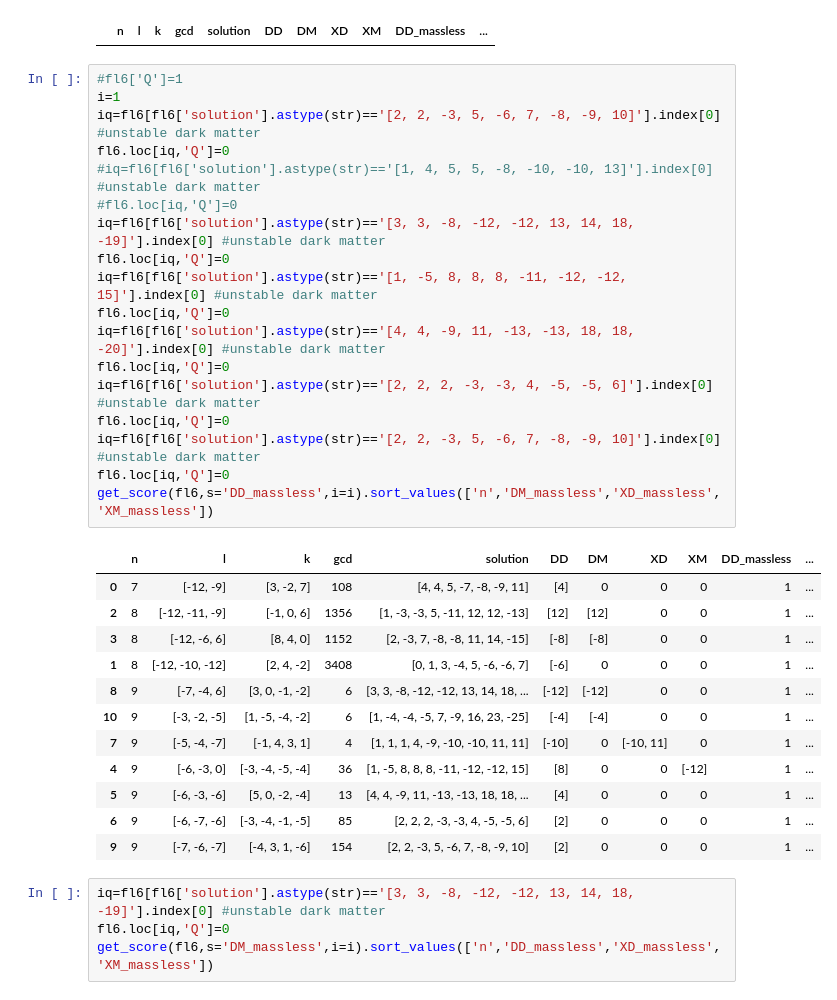
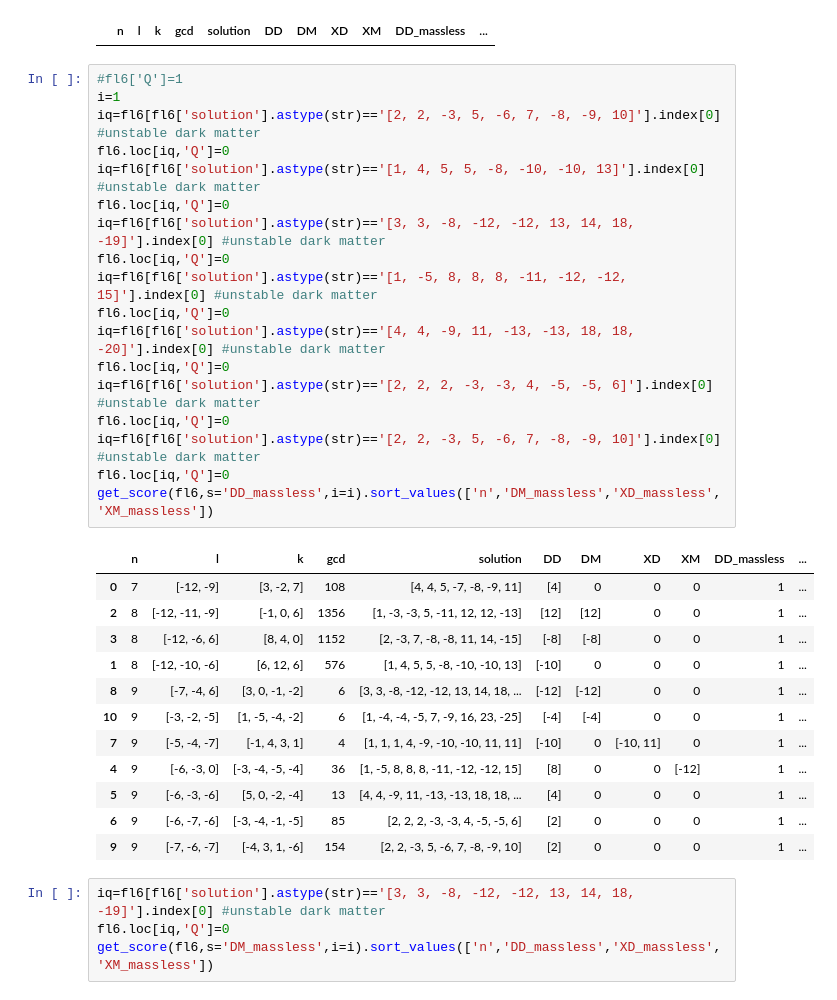
Before and after one commit to LBJ-Wade/anomaly, a Jupyter notebook: Analysis.ipynb, the cells around one changed output. Saved outputs shown, nothing was run; the diff lists cells and outputs as text.

```diff
--- a/Analysis.ipynb
+++ b/Analysis.ipynb
@@ -658,27 +663,27 @@ get_score(fl,s='XM_massless',i=i).sort_values(['n','DD_massless','DM_massless','
 # %%
 #fl6['Q']=1
 i=1
 iq=fl6[fl6['solution'].astype(str)=='[2, 2, -3, 5, -6, 7, -8, -9, 10]'].index[0] #unstable dark matter
 fl6.loc[iq,'Q']=0
-#iq=fl6[fl6['solution'].astype(str)=='[1, 4, 5, 5, -8, -10, -10, 13]'].index[0] #unstable dark matter
-#fl6.loc[iq,'Q']=0
+iq=fl6[fl6['solution'].astype(str)=='[1, 4, 5, 5, -8, -10, -10, 13]'].index[0] #unstable dark matter
+fl6.loc[iq,'Q']=0
 iq=fl6[fl6['solution'].astype(str)=='[3, 3, -8, -12, -12, 13, 14, 18, -19]'].index[0] #unstable dark matter
 fl6.loc[iq,'Q']=0
 iq=fl6[fl6['solution'].astype(str)=='[1, -5, 8, 8, 8, -11, -12, -12, 15]'].index[0] #unstable dark matter
 fl6.loc[iq,'Q']=0
 iq=fl6[fl6['solution'].astype(str)=='[4, 4, -9, 11, -13, -13, 18, 18, -20]'].index[0] #unstable dark matter
 fl6.loc[iq,'Q']=0
 iq=fl6[fl6['solution'].astype(str)=='[2, 2, 2, -3, -3, 4, -5, -5, 6]'].index[0] #unstable dark matter
 fl6.loc[iq,'Q']=0
 iq=fl6[fl6['solution'].astype(str)=='[2, 2, -3, 5, -6, 7, -8, -9, 10]'].index[0] #unstable dark matter
 fl6.loc[iq,'Q']=0
 get_score(fl6,s='DD_massless',i=i).sort_values(['n','DM_massless','XD_massless','XM_massless'])
 # %% [output]
 |  | n | l | k | gcd | solution | DD | DM | XD | XM | DD_massless | ... |
 | 0 | 7 | [-12, -9] | [3, -2, 7] | 108 | [4, 4, 5, -7, -8, -9, 11] | [4] | 0 | 0 | 0 | 1 | ... |
 | 2 | 8 | [-12, -11, -9] | [-1, 0, 6] | 1356 | [1, -3, -3, 5, -11, 12, 12, -13] | [12] | [12] | 0 | 0 | 1 | ... |
 | 3 | 8 | [-12, -6, 6] | [8, 4, 0] | 1152 | [2, -3, 7, -8, -8, 11, 14, -15] | [-8] | [-8] | 0 | 0 | 1 | ... |
-| 1 | 8 | [-12, -10, -12] | [2, 4, -2] | 3408 | [0, 1, 3, -4, 5, -6, -6, 7] | [-6] | 0 | 0 | 0 | 1 | ... |
+| 1 | 8 | [-12, -10, -6] | [6, 12, 6] | 576 | [1, 4, 5, 5, -8, -10, -10, 13] | [-10] | 0 | 0 | 0 | 1 | ... |
 | 8 | 9 | [-7, -4, 6] | [3, 0, -1, -2] | 6 | [3, 3, -8, -12, -12, 13, 14, 18, ... | [-12] | [-12] | 0 | 0 | 1 | ... |
 | 10 | 9 | [-3, -2, -5] | [1, -5, -4, -2] | 6 | [1, -4, -4, -5, 7, -9, 16, 23, -25] | [-4] | [-4] | 0 | 0 | 1 | ... |
 | 7 | 9 | [-5, -4, -7] | [-1, 4, 3, 1] | 4 | [1, 1, 1, 4, -9, -10, -10, 11, 11] | [-10] | 0 | [-10, 11] | 0 | 1 | ... |
```
Also changed, not shown: parts of 16 cells of this notebook, 2 other files.
